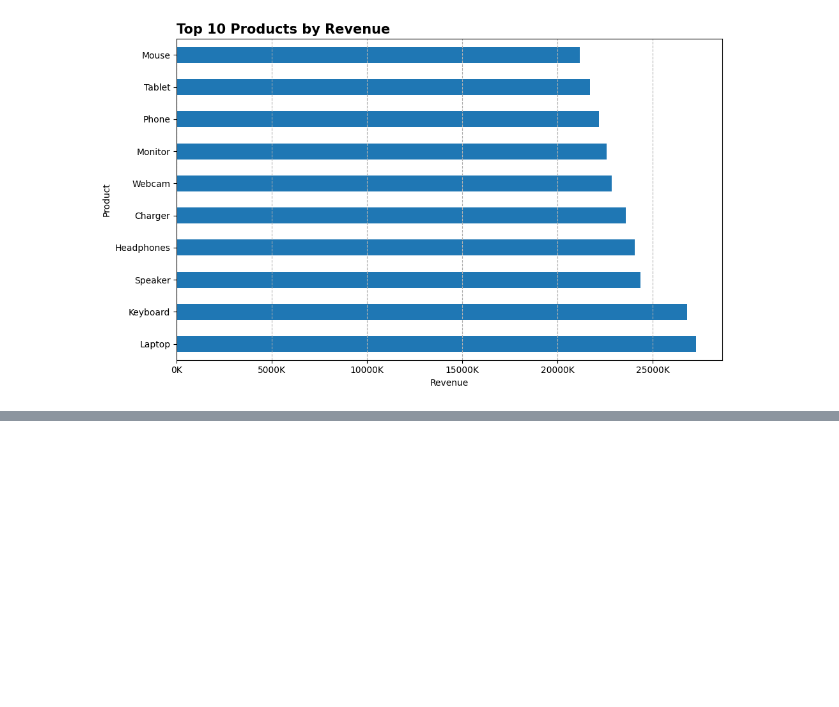
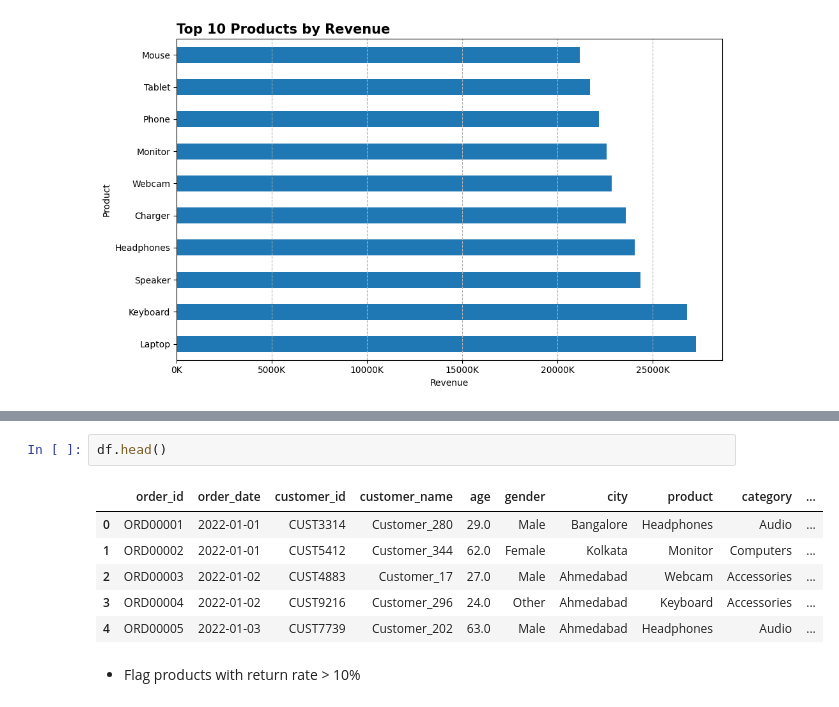
Before and after one commit to Abhaypanchal5/Data-Analytics-Portfolio, a Jupyter notebook: 05_End-To-End-Project/Ecommerce_sales_analysis_avd/Notebooks/Analysis.ipynb, the cells around one changed output, grey strips where cells are left out. Cells and saved outputs as stored; diff of their text form; blank space fills up the shorter version.

```diff
--- a/05_End-To-End-Project/Ecommerce_sales_analysis_avd/Notebooks/Analysis.ipynb
+++ b/05_End-To-End-Project/Ecommerce_sales_analysis_avd/Notebooks/Analysis.ipynb
@@ -100,0 +173,11 @@ plt.show()
+# %%
+df.head()
+# %% [output]
+|  | order_id | order_date | customer_id | customer_name | age | gender | city | product | category | ... |
+| 0 | ORD00001 | 2022-01-01 | CUST3314 | Customer_280 | 29.0 | Male | Bangalore | Headphones | Audio | ... |
+| 1 | ORD00002 | 2022-01-01 | CUST5412 | Customer_344 | 62.0 | Female | Kolkata | Monitor | Computers | ... |
+| 2 | ORD00003 | 2022-01-02 | CUST4883 | Customer_17 | 27.0 | Male | Ahmedabad | Webcam | Accessories | ... |
+| 3 | ORD00004 | 2022-01-02 | CUST9216 | Customer_296 | 24.0 | Other | Ahmedabad | Keyboard | Accessories | ... |
+| 4 | ORD00005 | 2022-01-03 | CUST7739 | Customer_202 | 63.0 | Male | Ahmedabad | Headphones | Audio | ... |
+# %% [markdown]
+- Flag products with return rate > 10%
```
Also changed, not shown: parts of 8 cells of this notebook.
